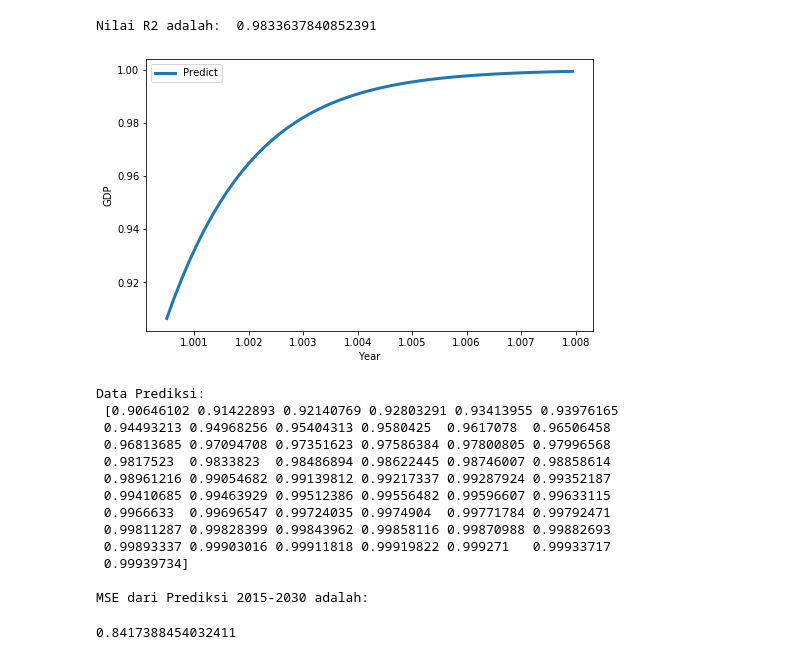
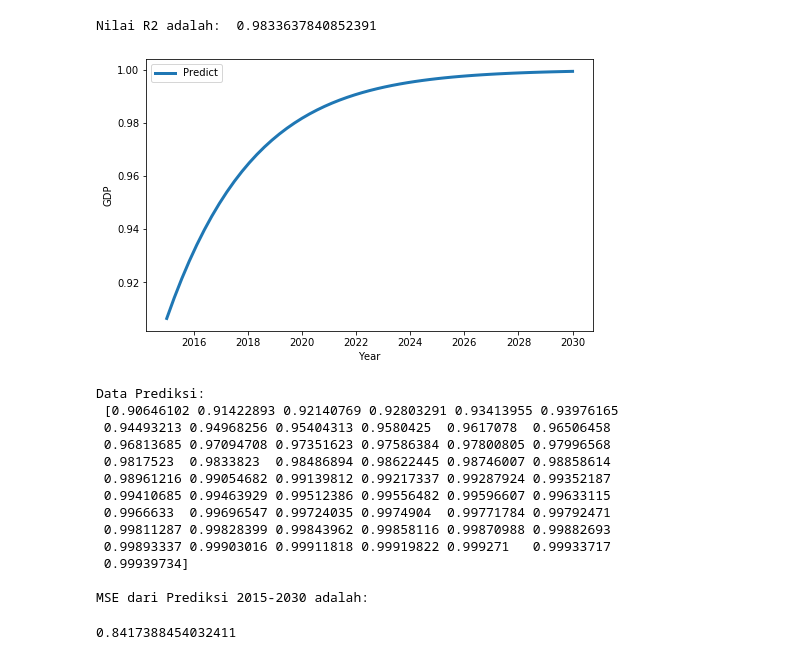
Before and after one commit to gabrielhozana/regression-non-linear, a Jupyter notebook: Model Regresi Linier China GDP (Versi Anaconda).ipynb, the cells around one changed output. Saved outputs shown, nothing was run; the diff lists cells and outputs as text; code cells hidden in the pictures.

```diff
--- a/Model Regresi Linier China GDP (Versi Anaconda).ipynb
+++ b/Model Regresi Linier China GDP (Versi Anaconda).ipynb
@@ -183,23 +183,23 @@ Nilai R2 adalah:  0.9833637840852391
 # %%
 #Prediksi Tahun 2015-2030
 x_pred = np.linspace(2015,2030, 55)
-# x2 = x_pred
+x2 = x_pred
 x_pred = x_pred/max(x_data)
 plt.figure(figsize=(8,5))
 y = sigmoid(x_pred, *popt)
 # plt.plot(x_norm,y_norm,'ro', label='data')
-plt.plot(x_pred,y, linewidth=3.0, label='Predict')
+plt.plot(x2,y, linewidth=3.0, label='Predict')
 plt.legend(loc='best')
 plt.ylabel('GDP')
 plt.xlabel('Year')
 plt.show()
 print("Data Prediksi:\n", y)
 # print("Data Asli", y_norm)
 print("\nMSE dari Prediksi 2015-2030 adalah: ")
 from sklearn.metrics import mean_absolute_error
 mean_absolute_error(y_norm, y)
 # %% [output]
-[figure, old version]
+[figure, new version]
 Data Prediksi:
  [0.90646102 0.91422893 0.92140769 0.92803291 0.93413955 0.93976165
  0.94493213 0.94968256 0.95404313 0.9580425  0.9617078  0.96506458
```
